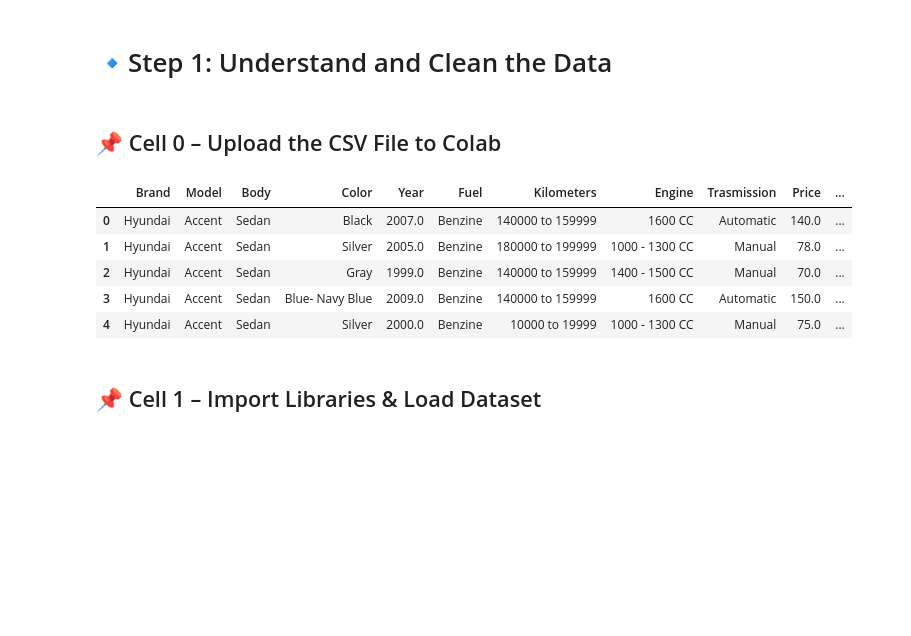
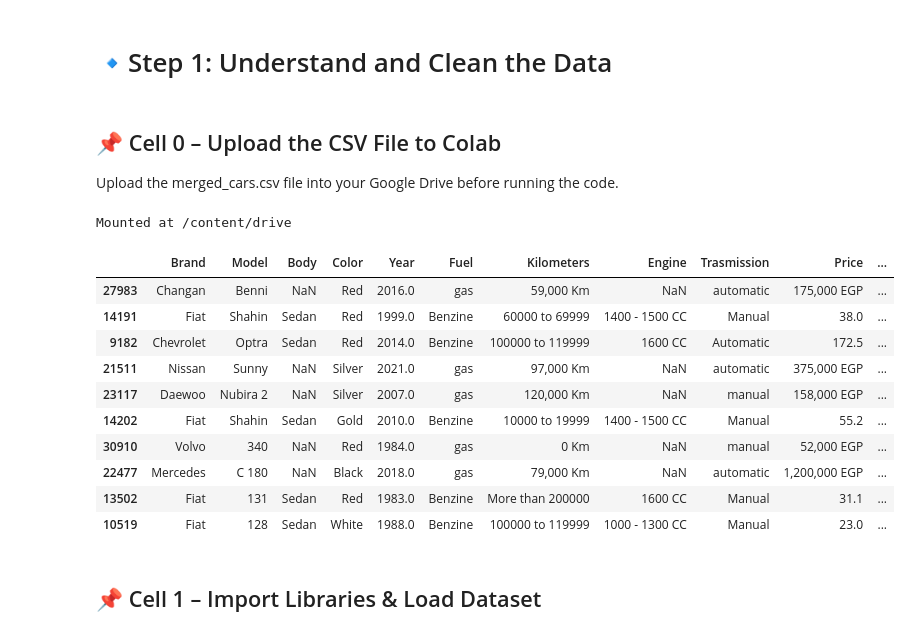
Before and after one commit to omarkhaled1000/Used_Egyptian_Cars_Price_Predictor_ML_Project, a Jupyter notebook: Cars_AMIT_Project.ipynb, the cells around one changed output. Saved outputs shown, nothing was run; the diff lists cells and outputs as text; code cells hidden in the pictures; blank space fills up the shorter version.

```diff
--- a/Cars_AMIT_Project.ipynb
+++ b/Cars_AMIT_Project.ipynb
@@ -2,30 +2,33 @@
 # 🔹Step 1: Understand and Clean the Data
 # %% [markdown]
 ## 📌 Cell 0 – Upload the CSV File to Colab
+Upload the merged_cars.csv file into your Google Drive before running the code.
 # %%
-# Cell 1: Import libraries and load the dataset
-import pandas as pd
-import numpy as np
-
 # Mount Google Drive
 from google.colab import drive
 drive.mount('/content/drive')
 
 # Load dataset (adjust the path inside "My Drive" if your file is elsewhere)
 file_path = "/content/drive/My Drive/merged_cars.csv"
 
 # Read CSV
 df = pd.read_csv(file_path)
 
 # Show first 5 rows
-df.head()
+df.sample(10)
 # %% [output]
+Mounted at /content/drive
 |  | Brand | Model | Body | Color | Year | Fuel | Kilometers | Engine | Trasmission | Price | ... |
-| 0 | Hyundai | Accent | Sedan | Black | 2007.0 | Benzine | 140000 to 159999 | 1600 CC | Automatic | 140.0 | ... |
-| 1 | Hyundai | Accent | Sedan | Silver | 2005.0 | Benzine | 180000 to 199999 | 1000 - 1300 CC | Manual | 78.0 | ... |
-| 2 | Hyundai | Accent | Sedan | Gray | 1999.0 | Benzine | 140000 to 159999 | 1400 - 1500 CC | Manual | 70.0 | ... |
-| 3 | Hyundai | Accent | Sedan | Blue- Navy Blue | 2009.0 | Benzine | 140000 to 159999 | 1600 CC | Automatic | 150.0 | ... |
-| 4 | Hyundai | Accent | Sedan | Silver | 2000.0 | Benzine | 10000 to 19999 | 1000 - 1300 CC | Manual | 75.0 | ... |
+| 27983 | Changan | Benni | NaN | Red | 2016.0 | gas | 59,000 Km | NaN | automatic | 175,000 EGP | ... |
+| 14191 | Fiat | Shahin | Sedan | Red | 1999.0 | Benzine | 60000 to 69999 | 1400 - 1500 CC | Manual | 38.0 | ... |
+| 9182 | Chevrolet | Optra | Sedan | Red | 2014.0 | Benzine | 100000 to 119999 | 1600 CC | Automatic | 172.5 | ... |
+| 21511 | Nissan | Sunny | NaN | Silver | 2021.0 | gas | 97,000 Km | NaN | automatic | 375,000 EGP | ... |
+| 23117 | Daewoo | Nubira 2 | NaN | Silver | 2007.0 | gas | 120,000 Km | NaN | manual | 158,000 EGP | ... |
+| 14202 | Fiat | Shahin | Sedan | Gold | 2010.0 | Benzine | 10000 to 19999 | 1400 - 1500 CC | Manual | 55.2 | ... |
+| 30910 | Volvo | 340 | NaN | Red | 1984.0 | gas | 0 Km | NaN | manual | 52,000 EGP | ... |
+| 22477 | Mercedes | C 180 | NaN | Black | 2018.0 | gas | 79,000 Km | NaN | automatic | 1,200,000 EGP | ... |
+| 13502 | Fiat | 131 | Sedan | Red | 1983.0 | Benzine | More than 200000 | 1600 CC | Manual | 31.1 | ... |
+| 10519 | Fiat | 128 | Sedan | White | 1988.0 | Benzine | 100000 to 119999 | 1000 - 1300 CC | Manual | 23.0 | ... |
 # %% [markdown]
 ## 📌 Cell 1 – Import Libraries & Load Dataset
 # %% [markdown]
```
Also changed, not shown: parts of 20 cells of this notebook.
